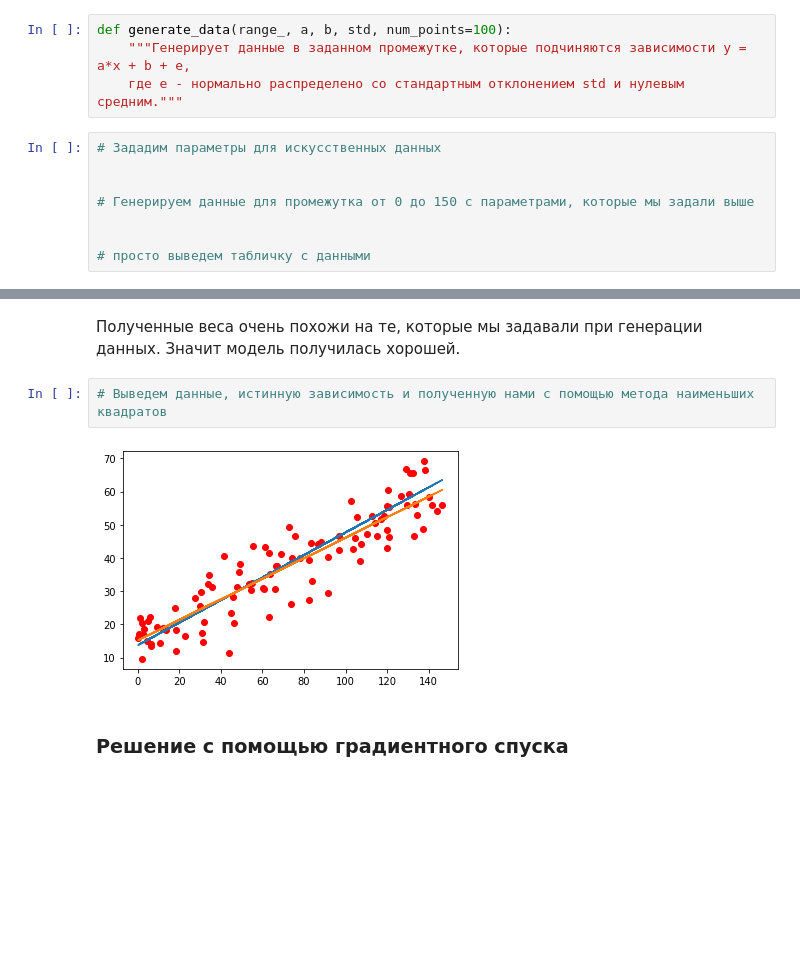
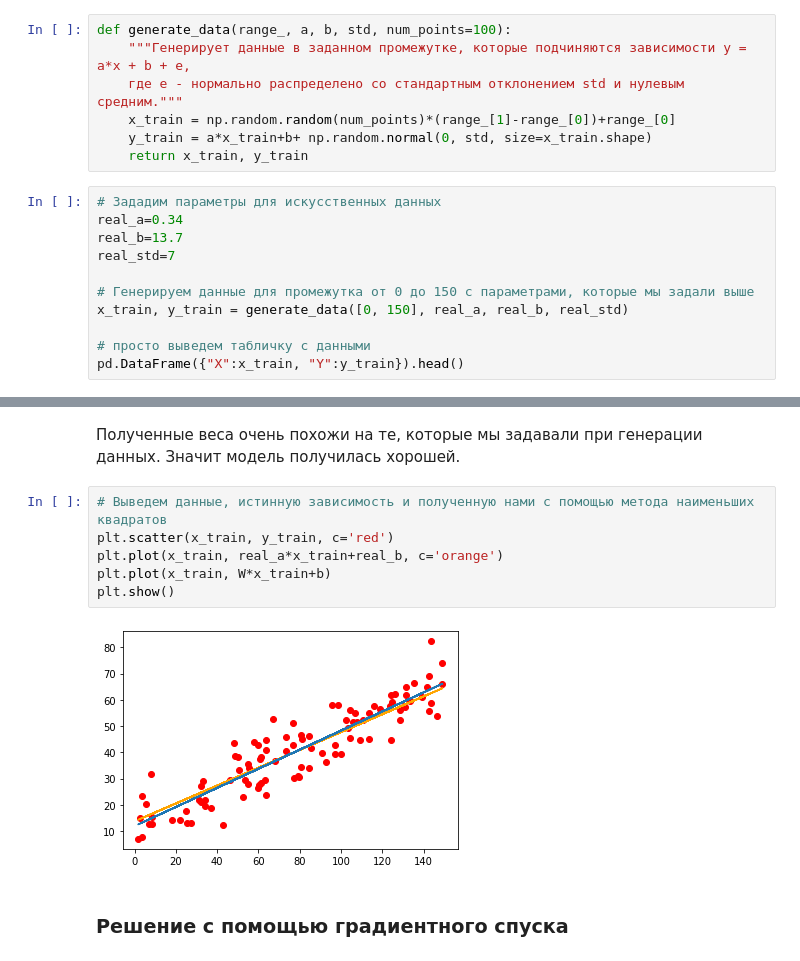
Before and after one commit to ElizavetaWow/MachineLearning, a Jupyter notebook: Sem4_pair_reg/Seminar_2_2_2022_linear_models.ipynb, the cells around one changed output, grey strips where cells are left out. Cells and saved outputs as stored; diff of their text form; blank space fills up the shorter version.

```diff
--- a/Sem4_pair_reg/Seminar_2_2_2022_linear_models.ipynb
+++ b/Sem4_pair_reg/Seminar_2_2_2022_linear_models.ipynb
@@ -116,13 +116,19 @@ $$W = W - lr \cdot \nabla L$$
 def generate_data(range_, a, b, std, num_points=100):
     """Генерирует данные в заданном промежутке, которые подчиняются зависимости y = a*x + b + е,
     где е - нормально распределено со стандартным отклонением std и нулевым средним."""
+    x_train = np.random.random(num_points)*(range_[1]-range_[0])+range_[0]
+    y_train = a*x_train+b+ np.random.normal(0, std, size=x_train.shape)
+    return x_train, y_train
 # %%
 # Зададим параметры для искусственных данных
-
+real_a=0.34
+real_b=13.7
+real_std=7
 
 # Генерируем данные для промежутка от 0 до 150 с параметрами, которые мы задали выше
-
+x_train, y_train = generate_data([0, 150], real_a, real_b, real_std)
 
 # просто выведем табличку с данными
+pd.DataFrame({"X":x_train, "Y":y_train}).head()
 # %% [output]
 |  | X | Y |
@@ -148,8 +157,12 @@ W, b
 Полученные веса очень похожи на те, которые мы задавали при генерации данных. Значит модель получилась хорошей.
 # %%
 # Выведем данные, истинную зависимость и полученную нами с помощью метода наименьших квадратов
+plt.scatter(x_train, y_train, c='red')
+plt.plot(x_train, real_a*x_train+real_b, c='orange')
+plt.plot(x_train, W*x_train+b)
+plt.show()
 # %% [output]
-[figure, old version]
+[figure, new version]
 # %% [markdown]
 ### Решение с помощью градиентного спуска
 # %%
```
Also changed, not shown: parts of 5 cells of this notebook, 3 other files.
